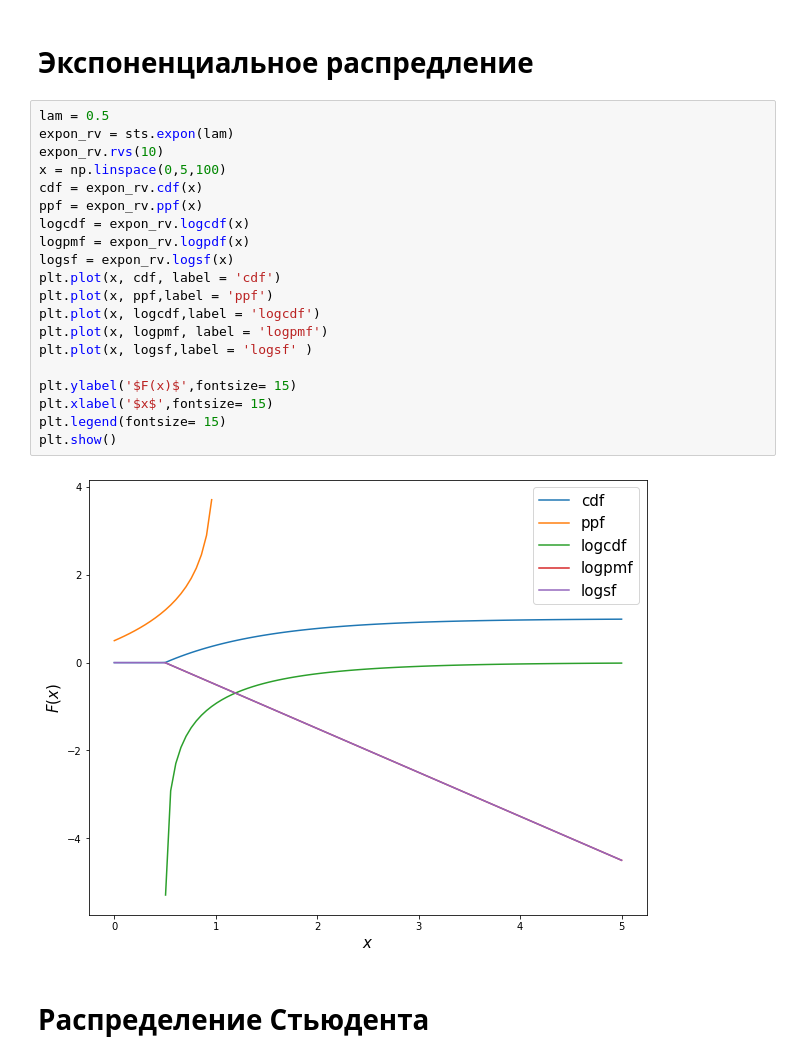
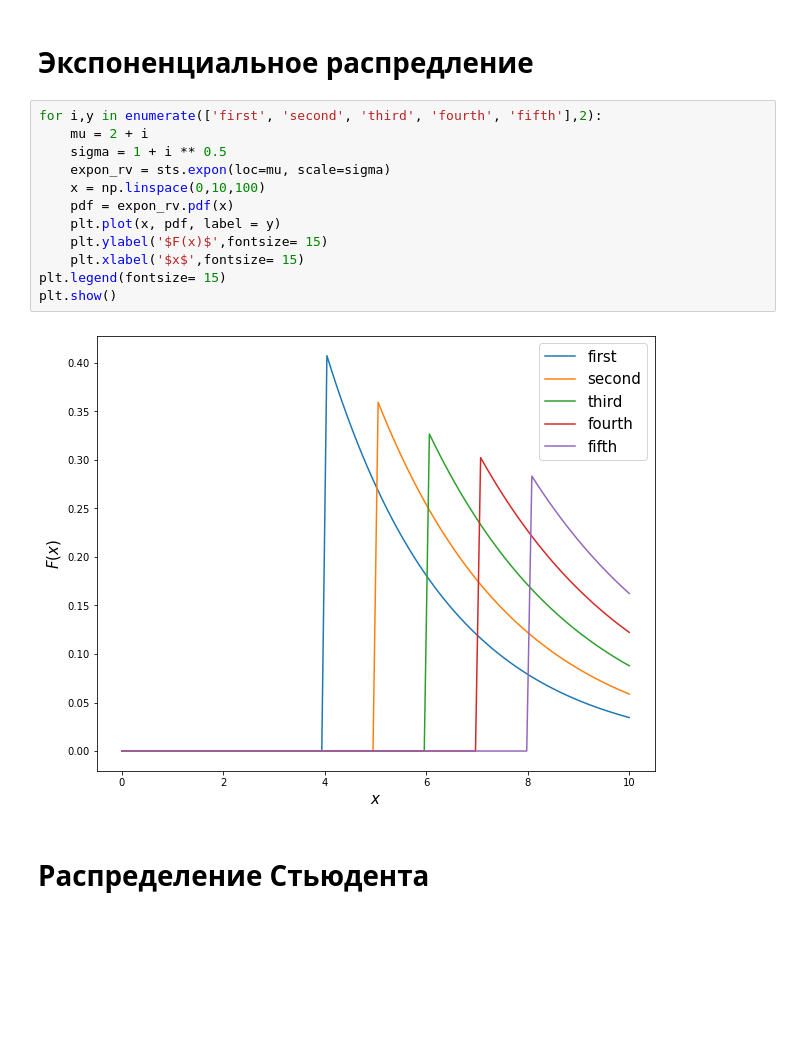
Before and after one commit to wizmag/Python, a Jupyter notebook: 23_raspredelenie/DZ_raspredelenie.ipynb, the cells around one changed output. Saved outputs shown, nothing was run; the diff lists cells and outputs as text; blank space fills up the shorter version.

```diff
--- a/23_raspredelenie/DZ_raspredelenie.ipynb
+++ b/23_raspredelenie/DZ_raspredelenie.ipynb
@@ -31,26 +31,18 @@ plt.show()
 # %% [markdown]
 # Экспоненциальное распредление
 # %%
-lam = 0.5
-expon_rv = sts.expon(lam)
-expon_rv.rvs(10)
-x = np.linspace(0,5,100)
-cdf = expon_rv.cdf(x)
-ppf = expon_rv.ppf(x)
-logcdf = expon_rv.logcdf(x)
-logpmf = expon_rv.logpdf(x)
-logsf = expon_rv.logsf(x)
-plt.plot(x, cdf, label = 'cdf')
-plt.plot(x, ppf,label = 'ppf')
-plt.plot(x, logcdf,label = 'logcdf')
-plt.plot(x, logpmf, label = 'logpmf')
-plt.plot(x, logsf,label = 'logsf' )
-
-plt.ylabel('$F(x)$',fontsize= 15)
-plt.xlabel('$x$',fontsize= 15)
+for i,y in enumerate(['first', 'second', 'third', 'fourth', 'fifth'],2):
+    mu = 2 + i
+    sigma = 1 + i ** 0.5
+    expon_rv = sts.expon(loc=mu, scale=sigma)
+    x = np.linspace(0,10,100)
+    pdf = expon_rv.pdf(x)
+    plt.plot(x, pdf, label = y)
+    plt.ylabel('$F(x)$',fontsize= 15)
+    plt.xlabel('$x$',fontsize= 15)
 plt.legend(fontsize= 15)
 plt.show()
 # %% [output]
-[figure, old version]
+[figure, new version]
 # %% [markdown]
 # Распределение Стьюдента
```
Also changed, not shown: parts of 2 cells of this notebook.
